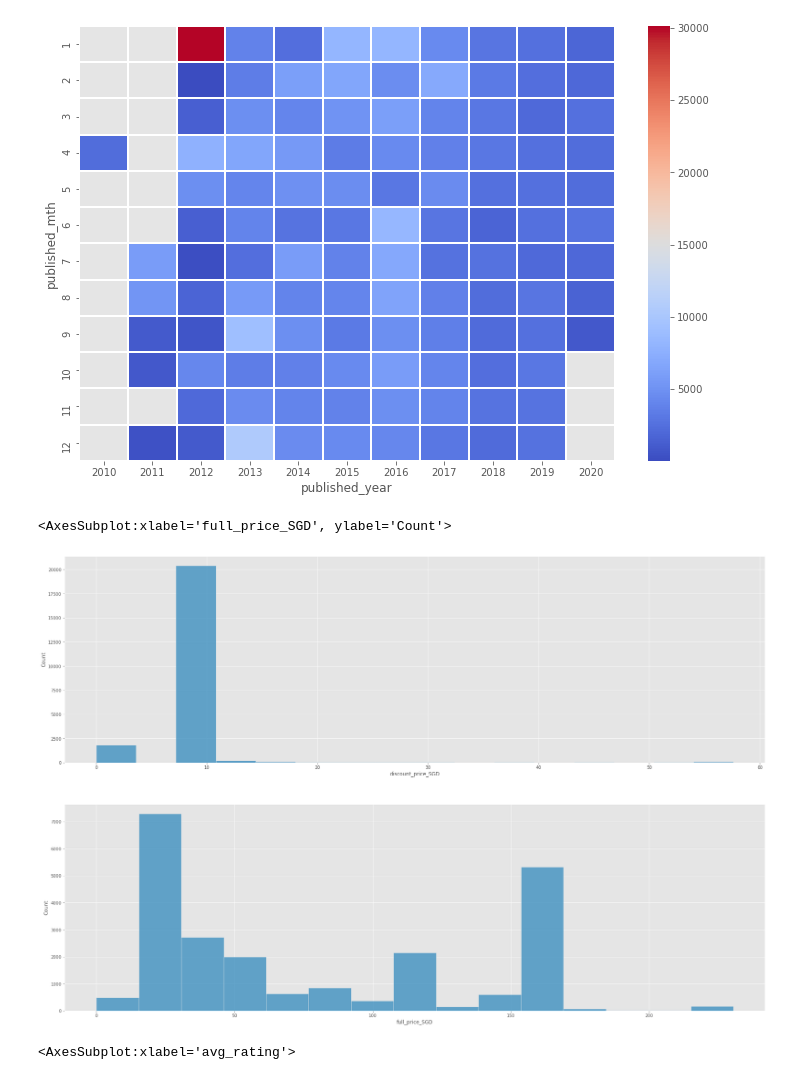
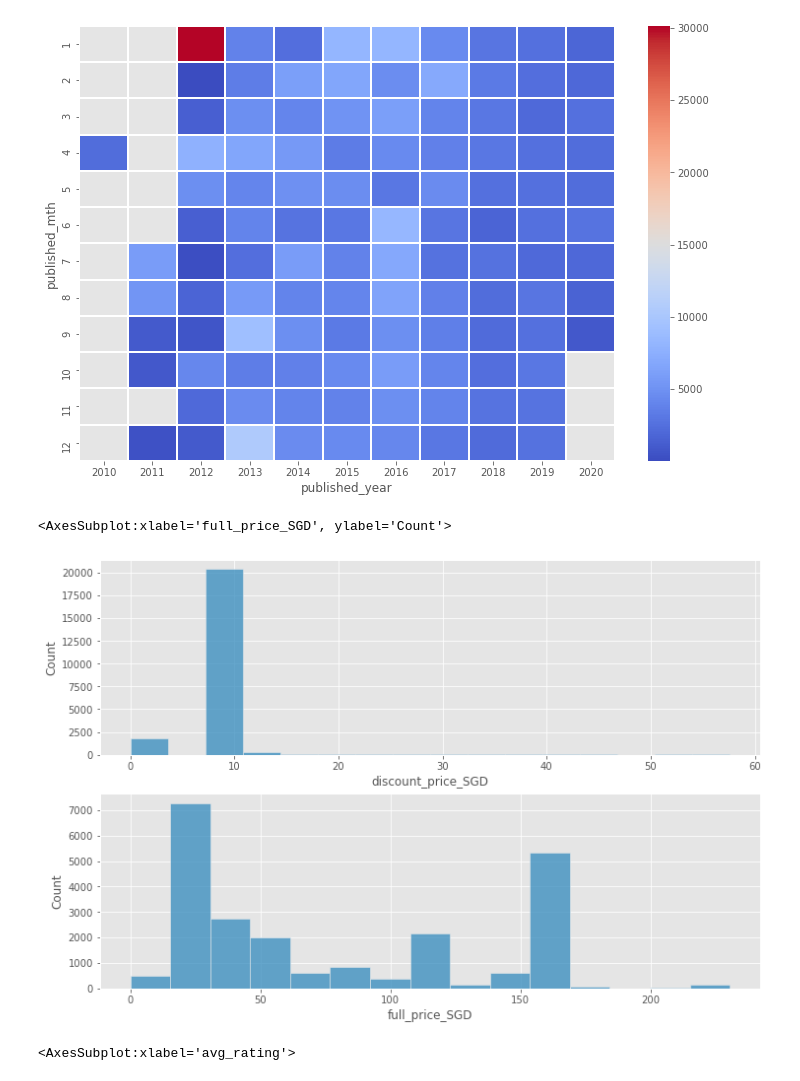
Before and after one commit to wilsonteo00/PortfolioProjects, a Jupyter notebook: End of course article - Udemy.ipynb, the cells around one changed output. Saved outputs shown, nothing was run; the diff lists cells and outputs as text; code cells hidden in the pictures.

```diff
--- a/End of course article - Udemy.ipynb
+++ b/End of course article - Udemy.ipynb
@@ -410,17 +410,17 @@ sns.heatmap(subscribers_pivot,cmap='coolwarm',linecolor='white',linewidths=1)
 # %%
 ## Getting a sense of how the courses are priced
 
-fig = plt.figure(figsize=(30,20))
+fig = plt.figure
 
 # 2 rows, 1 cols - 2 charts
 plt.subplot(2,1,1)
 sns.histplot(df.discount_price_SGD)
 
 plt.subplot(2,1,2)
 sns.histplot(df.full_price_SGD,bins=15)
 # %% [output]
 <AxesSubplot:xlabel='full_price_SGD', ylabel='Count'>
-[figure, old version]
+[figure, new version]
 # %%
 # Boxplot of average rating
 
```
Also changed, not shown: parts of 11 cells of this notebook.
